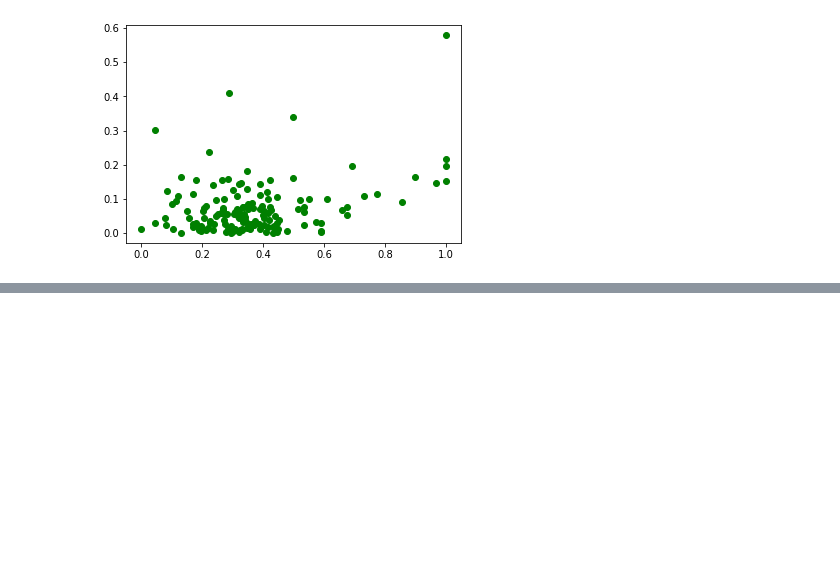
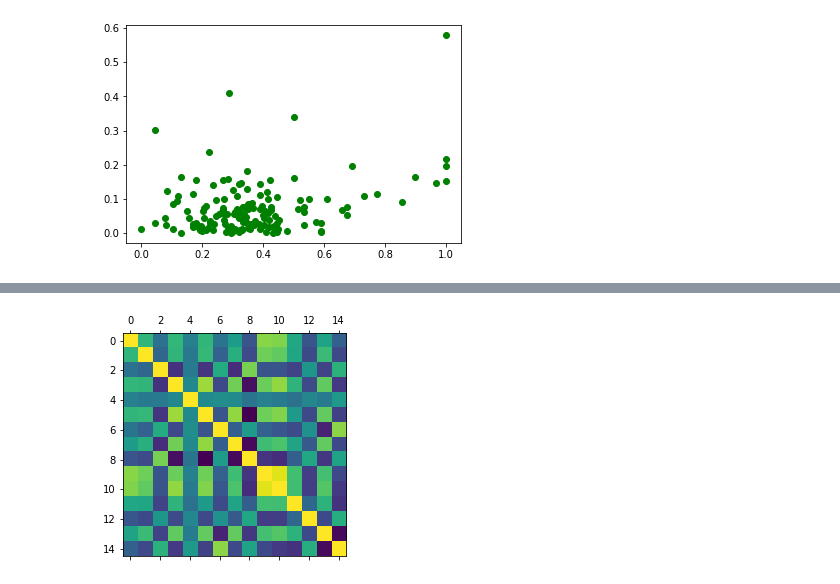
Before and after one commit to BChacun/IntroML, a Jupyter notebook: HousingData/HouseData_MLR.ipynb, the cells around one changed output, grey strips where cells are left out. Saved outputs shown, nothing was run; the diff lists cells and outputs as text; code cells hidden in the pictures; blank space fills up the shorter version.

```diff
--- a/HousingData/HouseData_MLR.ipynb
+++ b/HousingData/HouseData_MLR.ipynb
@@ -6,7 +6,8 @@ from sklearn import linear_model
 from sklearn.model_selection import train_test_split
 
 
-df =pd.read_csv("drive/My Drive/IntroML/HousingData_post_treatment.csv")
+df =pd.read_csv("C:/Users/Michel/Documents/IntroML/HousingData/HousingData_post_treatment.csv")
+
 df.head()
 # %% [output]
 |  | Unnamed: 0 | CRIM | ZN | INDUS | CHAS | NOX | RM | AGE | DIS | RAD | TAX | ... |
@@ -64,0 +66,5 @@ mean_squared_error(y_test, y_pred)
+# %%
+plt.matshow(df.corr())
+plt.show()
+# %% [output]
+[figure, added]
```
Also changed, not shown: parts of 4 cells of this notebook, 2 other files.
